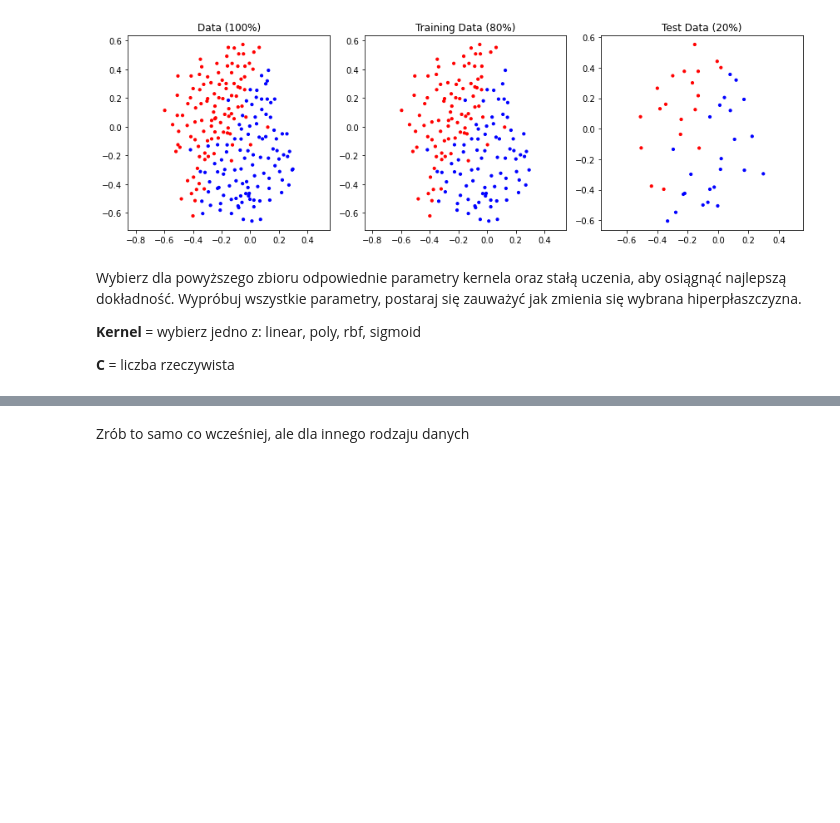
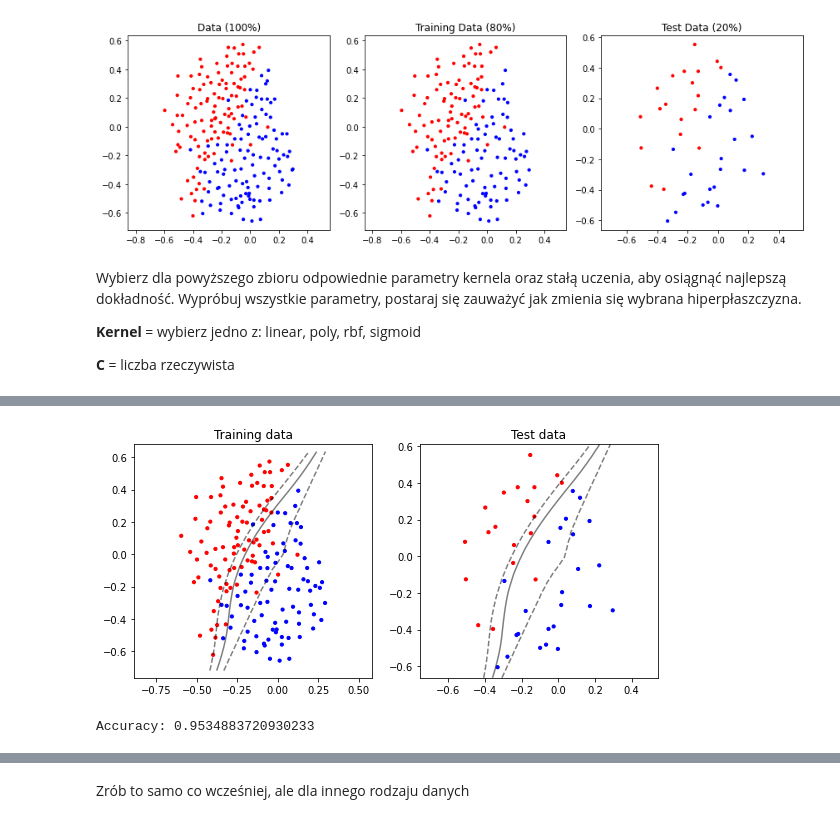
Before and after one commit to filipsl/ml-lab-solutions, a Jupyter notebook: notebook-3/notebook.ipynb, the cells around one changed output, grey strips where cells are left out. Cells and saved outputs as stored; diff of their text form; code cells hidden in the pictures; blank space fills up the shorter version.

```diff
--- a/notebook-3/notebook.ipynb
+++ b/notebook-3/notebook.ipynb
@@ -234,0 +238,5 @@ do_svm(train_X, test_X, train_Y, test_Y, kernel='?', C=?)
+# %%
+do_svm(train_X, test_X, train_Y, test_Y, kernel='poly', C=10)
+# %% [output]
+[figure, added]
+Accuracy: 0.9534883720930233
```
Also changed, not shown: parts of 22 cells of this notebook.
